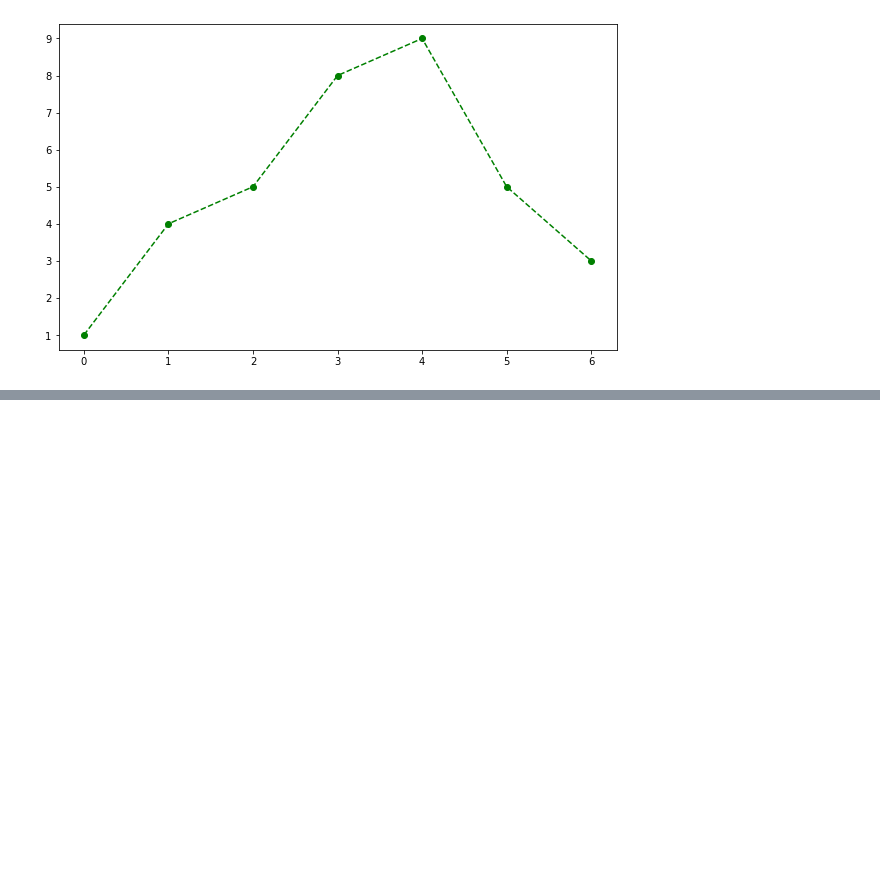
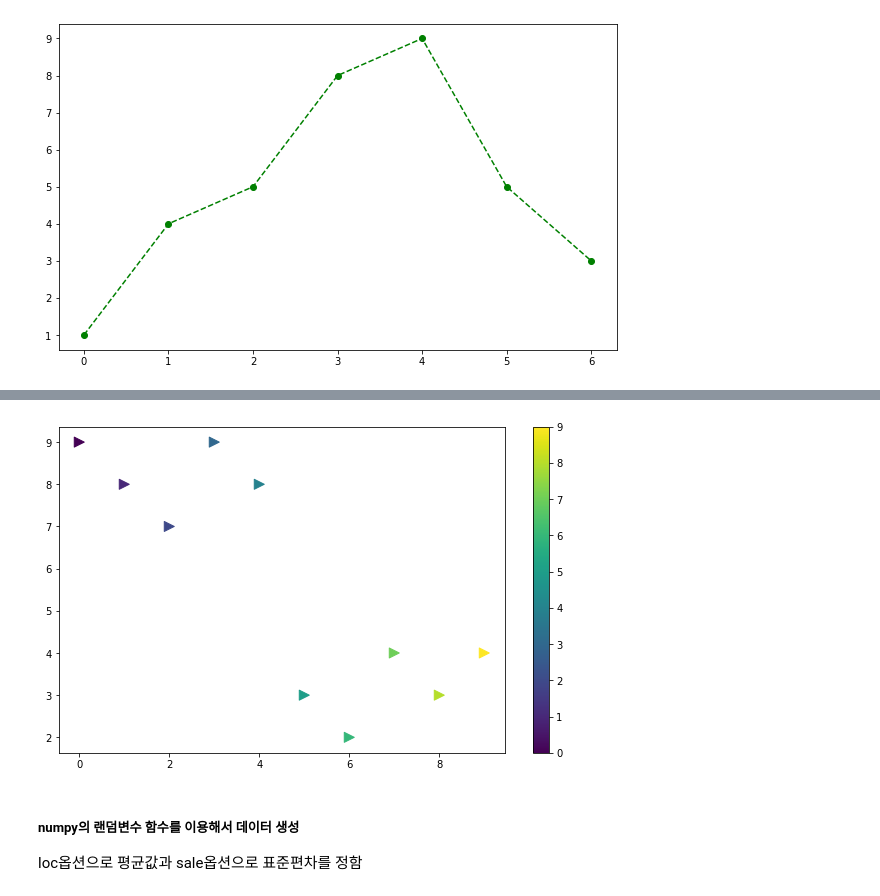
Before and after one commit to jinkyukim-me/python_data_science, a Jupyter notebook: cctv_in_seoul.ipynb, the cells around one changed output, grey strips where cells are left out. Cells and saved outputs as stored; diff of their text form; code cells hidden in the pictures; blank space fills up the shorter version.

```diff
--- a/cctv_in_seoul.ipynb
+++ b/cctv_in_seoul.ipynb
@@ -1919,0 +1930,11 @@ AttributeError: 'Line2D' object has no property 'makerfacecolor'
+# %%
+colormap = t
+plt.figure(figsize=(10,6))
+plt.scatter(t,y, s=100, c=colormap, marker='>')
+plt.colorbar()
+plt.show()
+# %% [output]
+[figure, added]
+# %% [markdown]
+##### numpy의 랜덤변수 함수를 이용해서 데이터 생성
+loc옵션으로 평균값과 sale옵션으로 표준편차를 정함
```
Also changed, not shown: parts of 19 cells of this notebook.
